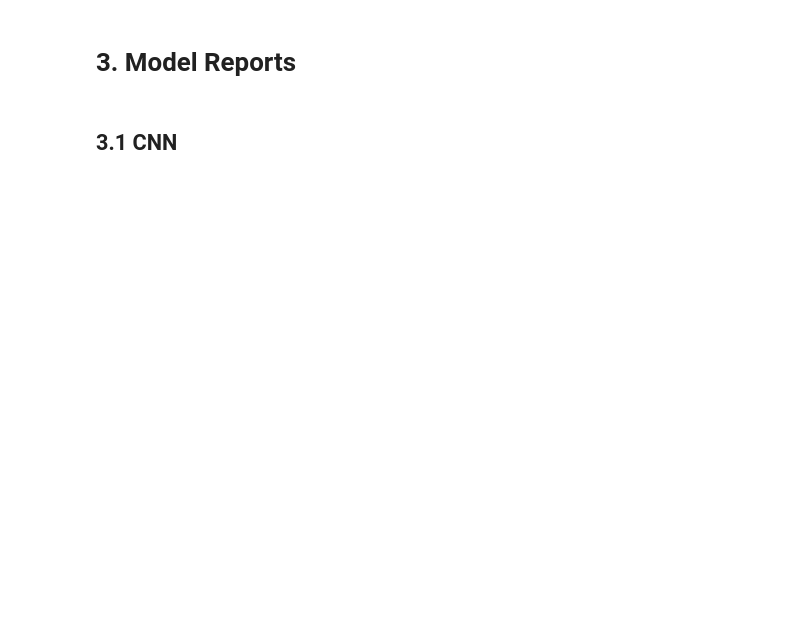
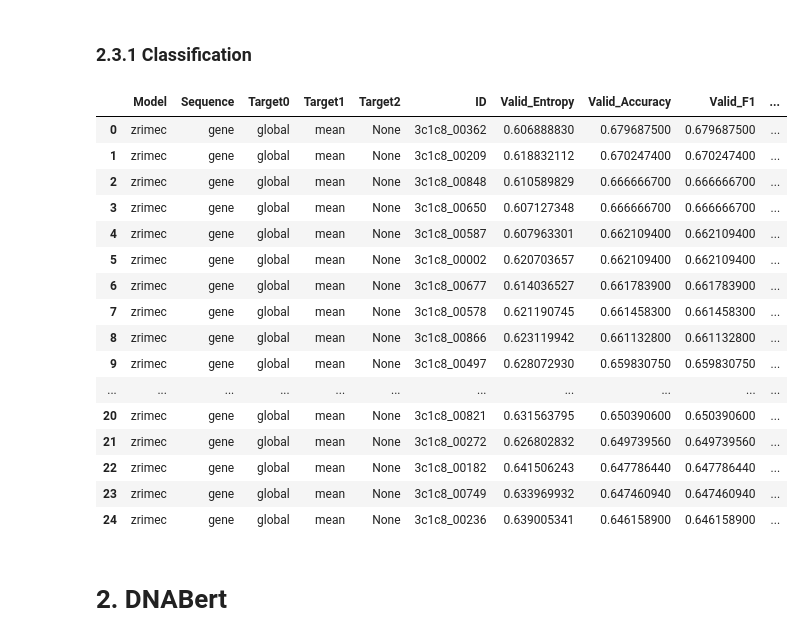
Before and after one commit to up4472/upolanc-thesis, a Jupyter notebook: notebook/nbp09-report.ipynb, the cells around one changed output. Saved outputs shown, nothing was run; the diff lists cells and outputs as text; code cells hidden in the pictures; blank space fills up the shorter version.

```diff
--- a/notebook/nbp09-report.ipynb
+++ b/notebook/nbp09-report.ipynb
@@ -371,4 +222,30 @@ dataframe_tuner_format(data).head(n = 50)
+# %% [markdown]
+### 2.3.1 Classification
+# %%
+# Concat reports and display top few
+
+report_concat.concat_tune_data_reports(
+	reports = report_tune_data,
+	mode    = 'classification',
+	n       = 25
+)
+# %% [output]
+|  | Model | Sequence | Target0 | Target1 | Target2 | ID | Valid_Entropy | Valid_Accuracy | Valid_F1 | ... |
+| 0 | zrimec | gene | global | mean | None | 3c1c8_00362 | 0.606888830 | 0.679687500 | 0.679687500 | ... |
+| 1 | zrimec | gene | global | mean | None | 3c1c8_00209 | 0.618832112 | 0.670247400 | 0.670247400 | ... |
+| 2 | zrimec | gene | global | mean | None | 3c1c8_00848 | 0.610589829 | 0.666666700 | 0.666666700 | ... |
+| 3 | zrimec | gene | global | mean | None | 3c1c8_00650 | 0.607127348 | 0.666666700 | 0.666666700 | ... |
+| 4 | zrimec | gene | global | mean | None | 3c1c8_00587 | 0.607963301 | 0.662109400 | 0.662109400 | ... |
+| 5 | zrimec | gene | global | mean | None | 3c1c8_00002 | 0.620703657 | 0.662109400 | 0.662109400 | ... |
+| 6 | zrimec | gene | global | mean | None | 3c1c8_00677 | 0.614036527 | 0.661783900 | 0.661783900 | ... |
+| 7 | zrimec | gene | global | mean | None | 3c1c8_00578 | 0.621190745 | 0.661458300 | 0.661458300 | ... |
+| 8 | zrimec | gene | global | mean | None | 3c1c8_00866 | 0.623119942 | 0.661132800 | 0.661132800 | ... |
+| 9 | zrimec | gene | global | mean | None | 3c1c8_00497 | 0.628072930 | 0.659830750 | 0.659830750 | ... |
+| ... | ... | ... | ... | ... | ... | ... | ... | ... | ... | ... |
+| 20 | zrimec | gene | global | mean | None | 3c1c8_00821 | 0.631563795 | 0.650390600 | 0.650390600 | ... |
+| 21 | zrimec | gene | global | mean | None | 3c1c8_00272 | 0.626802832 | 0.649739560 | 0.649739560 | ... |
+| 22 | zrimec | gene | global | mean | None | 3c1c8_00182 | 0.641506243 | 0.647786440 | 0.647786440 | ... |
+| 23 | zrimec | gene | global | mean | None | 3c1c8_00749 | 0.633969932 | 0.647460940 | 0.647460940 | ... |
+| 24 | zrimec | gene | global | mean | None | 3c1c8_00236 | 0.639005341 | 0.646158900 | 0.646158900 | ... |
 # %% [markdown]
-# 3. Model Reports
+# 2. DNABert
-# %% [markdown]
-## 3.1 CNN
```
Also changed, not shown: parts of 33 cells of this notebook, 8 other files.
